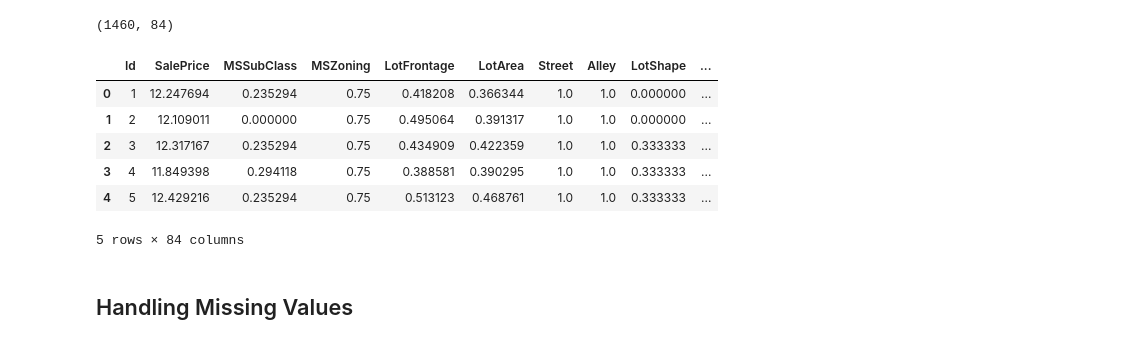
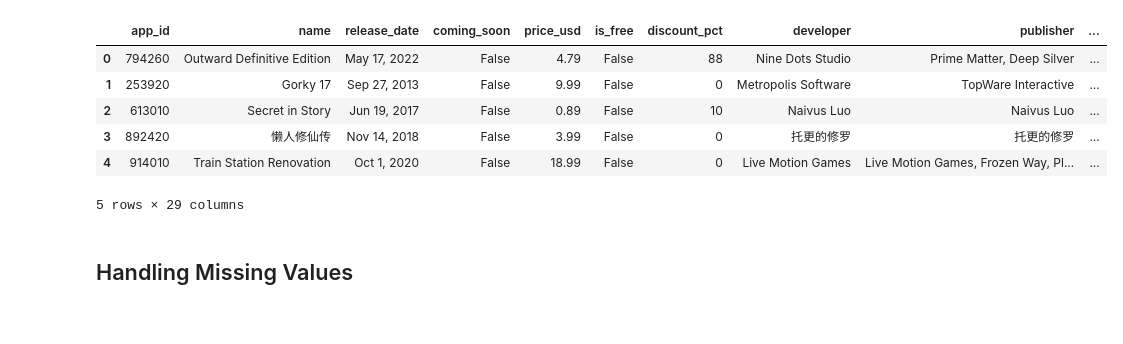
Before and after one commit to HafidzAfrieno/Latihan-EDA-Data, a Jupyter notebook: EDA.ipynb, the cells around one changed output. Saved outputs shown, nothing was run; the diff lists cells and outputs as text; code cells hidden in the pictures.

```diff
--- a/EDA.ipynb
+++ b/EDA.ipynb
@@ -7,18 +7,16 @@ import seaborn as sns
 ## Display all the columns of the dataframe
 # pd.pandas.set_option('display.max_columns',None)
 # %%
-dataset = pd.read_csv("Materi_EDA\X_train.csv")
-print(dataset.shape)
-dataset.head(5)
+df = pd.read_csv("dataset\steam_top_games_2026.csv")
+df.head(5)
 # %% [output]
+|  | app_id | name | release_date | coming_soon | price_usd | is_free | discount_pct | developer | publisher | ... |
+| 0 | 794260 | Outward Definitive Edition | May 17, 2022 | False | 4.79 | False | 88 | Nine Dots Studio | Prime Matter, Deep Silver | ... |
+| 1 | 253920 | Gorky 17 | Sep 27, 2013 | False | 9.99 | False | 0 | Metropolis Software | TopWare Interactive | ... |
+| 2 | 613010 | Secret in Story | Jun 19, 2017 | False | 0.89 | False | 10 | Naivus Luo | Naivus Luo | ... |
+| 3 | 892420 | 懒人修仙传 | Nov 14, 2018 | False | 3.99 | False | 0 | 托更的修罗 | 托更的修罗 | ... |
+| 4 | 914010 | Train Station Renovation | Oct 1, 2020 | False | 18.99 | False | 0 | Live Motion Games | Live Motion Games, Frozen Way, Pl... | ... |
-(1460, 84)
+5 rows × 29 columns
-|  | Id | SalePrice | MSSubClass | MSZoning | LotFrontage | LotArea | Street | Alley | LotShape | ... |
-| 0 | 1 | 12.247694 | 0.235294 | 0.75 | 0.418208 | 0.366344 | 1.0 | 1.0 | 0.000000 | ... |
-| 1 | 2 | 12.109011 | 0.000000 | 0.75 | 0.495064 | 0.391317 | 1.0 | 1.0 | 0.000000 | ... |
-| 2 | 3 | 12.317167 | 0.235294 | 0.75 | 0.434909 | 0.422359 | 1.0 | 1.0 | 0.333333 | ... |
-| 3 | 4 | 11.849398 | 0.294118 | 0.75 | 0.388581 | 0.390295 | 1.0 | 1.0 | 0.333333 | ... |
-| 4 | 5 | 12.429216 | 0.235294 | 0.75 | 0.513123 | 0.468761 | 1.0 | 1.0 | 0.333333 | ... |
-5 rows × 84 columns
 # %% [markdown]
 ## Handling Missing Values
 # %%
```
Also changed, not shown: parts of 21 cells of this notebook.
